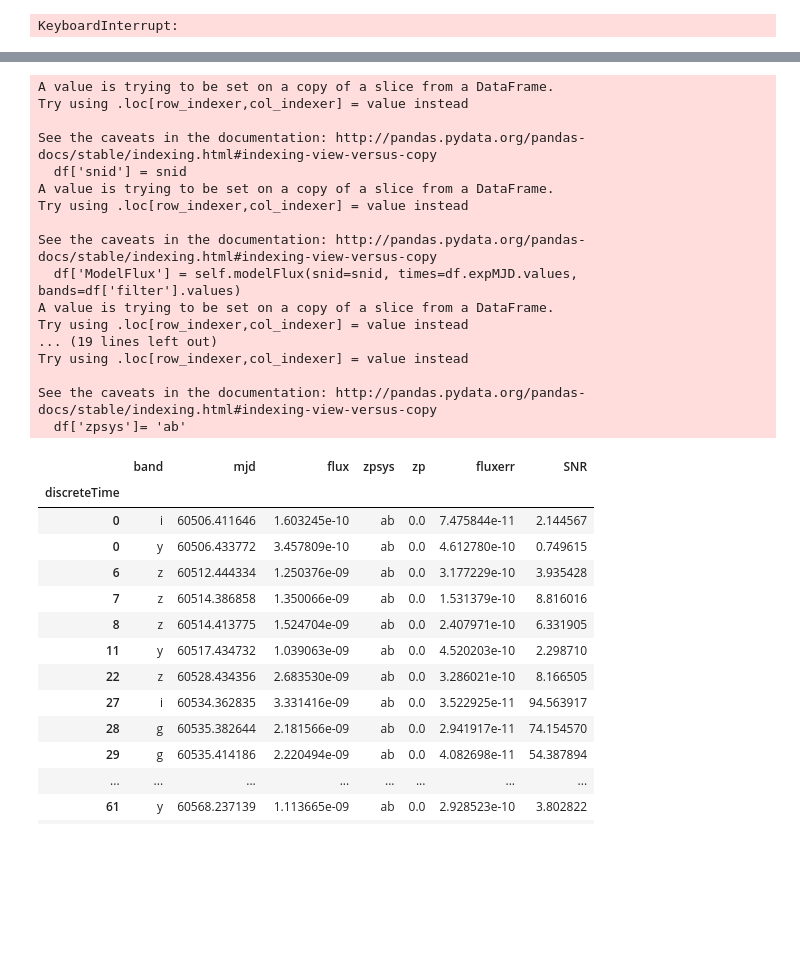
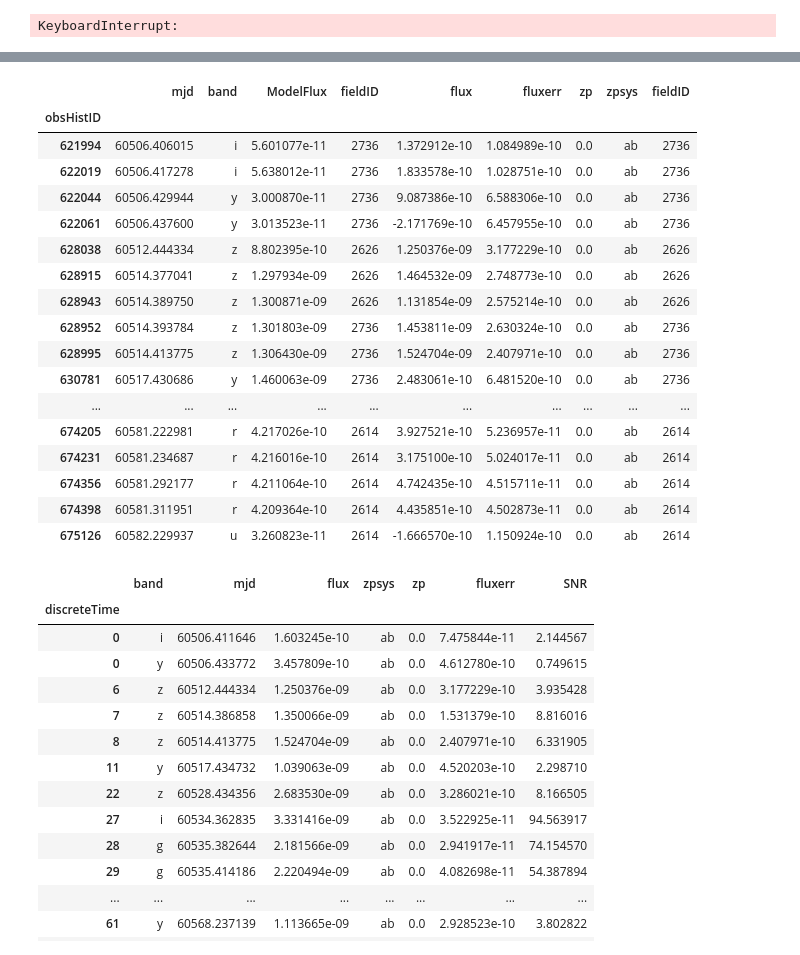
Before and after one commit to rbiswas4/SNsims, a Jupyter notebook: examples/TestingSims.ipynb, the cells around one changed output, grey strips where cells are left out. Saved outputs shown, nothing was run; the diff lists cells and outputs as text; code cells hidden in the pictures; blank space fills up the shorter version.

Commit message:
code change: pep8 	modified:   examples/Example_LightCurve.ipynb 	modified:   examples/TestingSims.ipynb 	modified:   snsims/simulations.py

```diff
--- a/examples/TestingSims.ipynb
+++ b/examples/TestingSims.ipynb
@@ -99,7 +99,7 @@ See the caveats in the documentation: http://pandas.pydata.org/pandas-docs/stabl
 KeyboardInterrupt:
 # %%
 tstart = time.time()
-for tileID in [0, 1]:
+for tileID in [0]:
     simTile = snsims.SimulationTile(snsims.SimpleSALTDist,
                                     NSIDE=NSIDE,
                                     tileID=tileID,
@@ -144,24 +138,27 @@ simTile.snParamTable.head()
 | 2097156 | 0.170920 | -18.761429 | -0.030319 | 23.026965 | 62084.079594 | 0.000010 | -0.688337 | 0.406018 | 44.733796 | 0.314037 |
 # %%
 lc = simTile.lc(2097153)
-# %% [output]
-A value is trying to be set on a copy of a slice from a DataFrame.
-Try using .loc[row_indexer,col_indexer] = value instead
-
-See the caveats in the documentation: http://pandas.pydata.org/pandas-docs/stable/indexing.html#indexing-view-versus-copy
-  df['snid'] = snid
-A value is trying to be set on a copy of a slice from a DataFrame.
-Try using .loc[row_indexer,col_indexer] = value instead
-
-See the caveats in the documentation: http://pandas.pydata.org/pandas-docs/stable/indexing.html#indexing-view-versus-copy
-  df['ModelFlux'] = self.modelFlux(snid=snid, times=df.expMJD.values, bands=df['filter'].values)
-A value is trying to be set on a copy of a slice from a DataFrame.
-Try using .loc[row_indexer,col_indexer] = value instead
-... (19 lines left out)
-Try using .loc[row_indexer,col_indexer] = value instead
-
-See the caveats in the documentation: http://pandas.pydata.org/pandas-docs/stable/indexing.html#indexing-view-versus-copy
-  df['zpsys']= 'ab'
+# %%
+lc.lightCurve
+# %% [output]
+|  | mjd | band | ModelFlux | fieldID | flux | fluxerr | zp | zpsys | fieldID |
+| obsHistID |  |  |  |  |  |  |  |  |  |
+| 621994 | 60506.406015 | i | 5.601077e-11 | 2736 | 1.372912e-10 | 1.084989e-10 | 0.0 | ab | 2736 |
+| 622019 | 60506.417278 | i | 5.638012e-11 | 2736 | 1.833578e-10 | 1.028751e-10 | 0.0 | ab | 2736 |
+| 622044 | 60506.429944 | y | 3.000870e-11 | 2736 | 9.087386e-10 | 6.588306e-10 | 0.0 | ab | 2736 |
+| 622061 | 60506.437600 | y | 3.013523e-11 | 2736 | -2.171769e-10 | 6.457955e-10 | 0.0 | ab | 2736 |
+| 628038 | 60512.444334 | z | 8.802395e-10 | 2626 | 1.250376e-09 | 3.177229e-10 | 0.0 | ab | 2626 |
+| 628915 | 60514.377041 | z | 1.297934e-09 | 2626 | 1.464532e-09 | 2.748773e-10 | 0.0 | ab | 2626 |
+| 628943 | 60514.389750 | z | 1.300871e-09 | 2626 | 1.131854e-09 | 2.575214e-10 | 0.0 | ab | 2626 |
+| 628952 | 60514.393784 | z | 1.301803e-09 | 2736 | 1.453811e-09 | 2.630324e-10 | 0.0 | ab | 2736 |
+| 628995 | 60514.413775 | z | 1.306430e-09 | 2736 | 1.524704e-09 | 2.407971e-10 | 0.0 | ab | 2736 |
+| 630781 | 60517.430686 | y | 1.460063e-09 | 2736 | 2.483061e-10 | 6.481520e-10 | 0.0 | ab | 2736 |
+| ... | ... | ... | ... | ... | ... | ... | ... | ... | ... |
+| 674205 | 60581.222981 | r | 4.217026e-10 | 2614 | 3.927521e-10 | 5.236957e-11 | 0.0 | ab | 2614 |
+| 674231 | 60581.234687 | r | 4.216016e-10 | 2614 | 3.175100e-10 | 5.024017e-11 | 0.0 | ab | 2614 |
+| 674356 | 60581.292177 | r | 4.211064e-10 | 2614 | 4.742435e-10 | 4.515711e-11 | 0.0 | ab | 2614 |
+| 674398 | 60581.311951 | r | 4.209364e-10 | 2614 | 4.435851e-10 | 4.502873e-11 | 0.0 | ab | 2614 |
+| 675126 | 60582.229937 | u | 3.260823e-11 | 2614 | -1.666570e-10 | 1.150924e-10 | 0.0 | ab | 2614 |
 # %%
 lc.coaddedLC(coaddTimes=1.)
 # %% [output]
```
Also changed, not shown: parts of 2 cells of this notebook, 2 other files.
